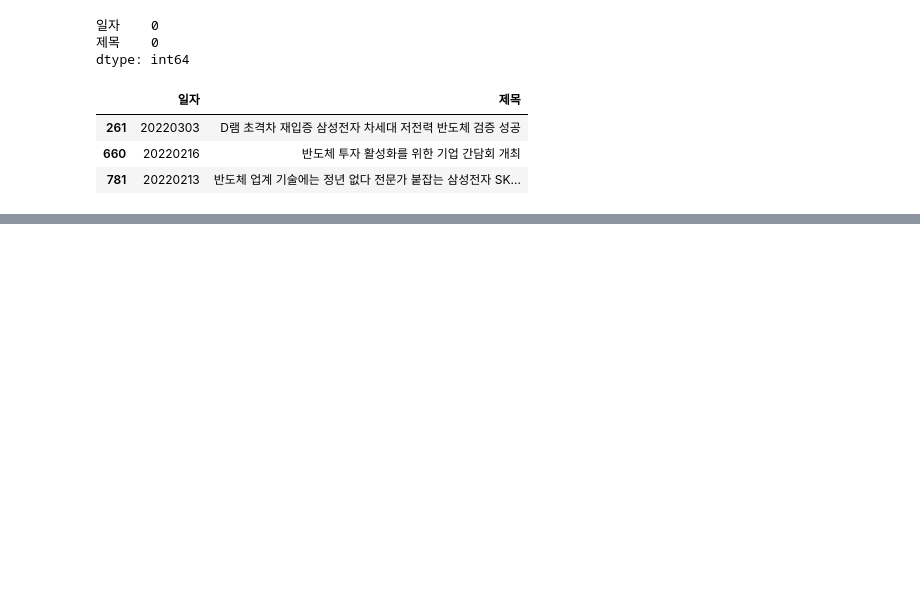
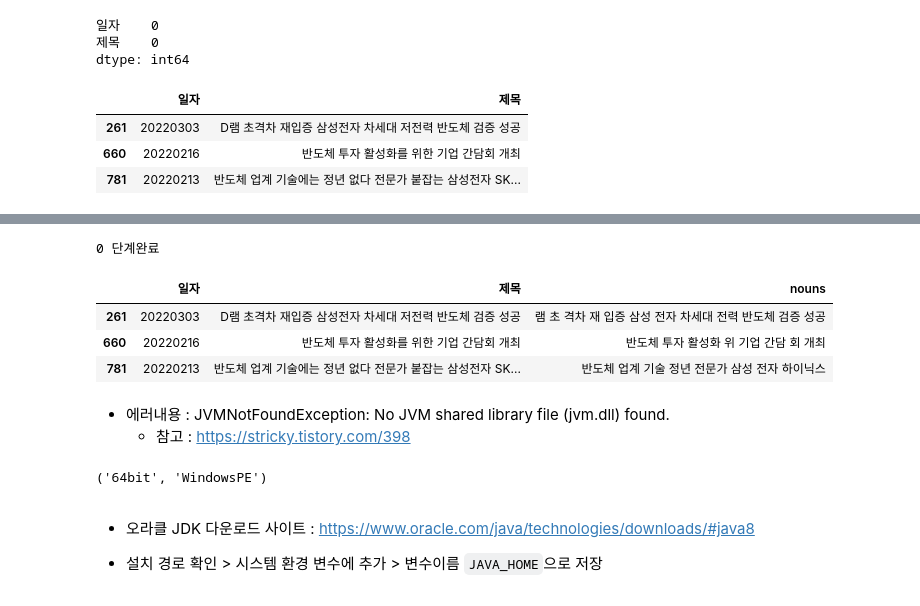
Before and after one commit to youngai1112/HK_Project, a Jupyter notebook: 7_자연어처리/02_뉴스제목감성분석.ipynb, the cells around one changed output, grey strips where cells are left out. Cells and saved outputs as stored; diff of their text form; code cells hidden in the pictures; blank space fills up the shorter version.

```diff
--- a/7_자연어처리/02_뉴스제목감성분석.ipynb
+++ b/7_자연어처리/02_뉴스제목감성분석.ipynb
@@ -256,0 +285,37 @@ test_data.head(3)
+# %%
+okt = Okt()
+n_ = []
+title_rename = []
+for i in range(len(test_data)):
+    if (i % 603 == 0):
+        print(i, "단계완료")
+    n_.append(' '.join(okt.nouns(test_data.iloc[i]["제목"])))
+
+
+# 명사 추출 컬럼
+test_data["nouns"] = n_
+
+# empty space가 아닌 nouns 컬럼만 test_data에 저장
+test_data = test_data[test_data["nouns"] != '']
+# %% [output]
+0 단계완료
+# %%
+test_data.head(3)
+# %% [output]
+|  | 일자 | 제목 | nouns |
+| 261 | 20220303 | D램 초격차 재입증 삼성전자 차세대 저전력 반도체 검증 성공 | 램 초 격차 재 입증 삼성 전자 차세대 전력 반도체 검증 성공 |
+| 660 | 20220216 | 반도체 투자 활성화를 위한 기업 간담회 개최 | 반도체 투자 활성화 위 기업 간담 회 개최 |
+| 781 | 20220213 | 반도체 업계 기술에는 정년 없다 전문가 붙잡는 삼성전자 SK... | 반도체 업계 기술 정년 전문가 삼성 전자 하이닉스 |
+# %% [markdown]
+- 에러내용 : JVMNotFoundException: No JVM shared library file (jvm.dll) found.
+    - 참고 : https://stricky.tistory.com/398
+# %%
+# python bit 확인
+import platform
+print(platform.architecture())
+# %% [output]
+('64bit', 'WindowsPE')
+# %% [markdown]
+- 오라클 JDK 다운로드 사이트 :  https://www.oracle.com/java/technologies/downloads/#java8
+
+- 설치 경로 확인 > 시스템 환경 변수에 추가 > 변수이름 `JAVA_HOME`으로 저장
```
Also changed, not shown: parts of 6 cells of this notebook.
